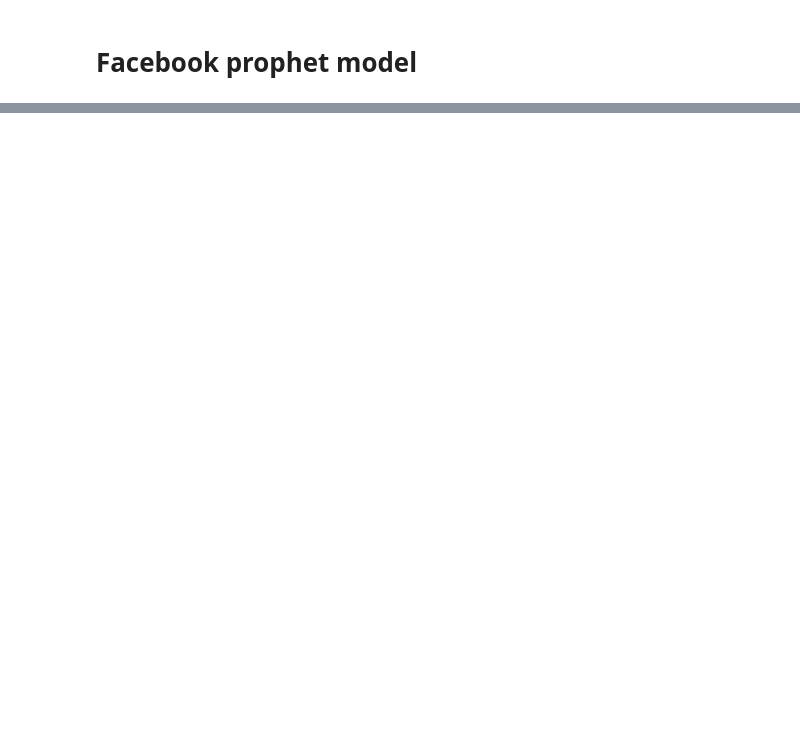
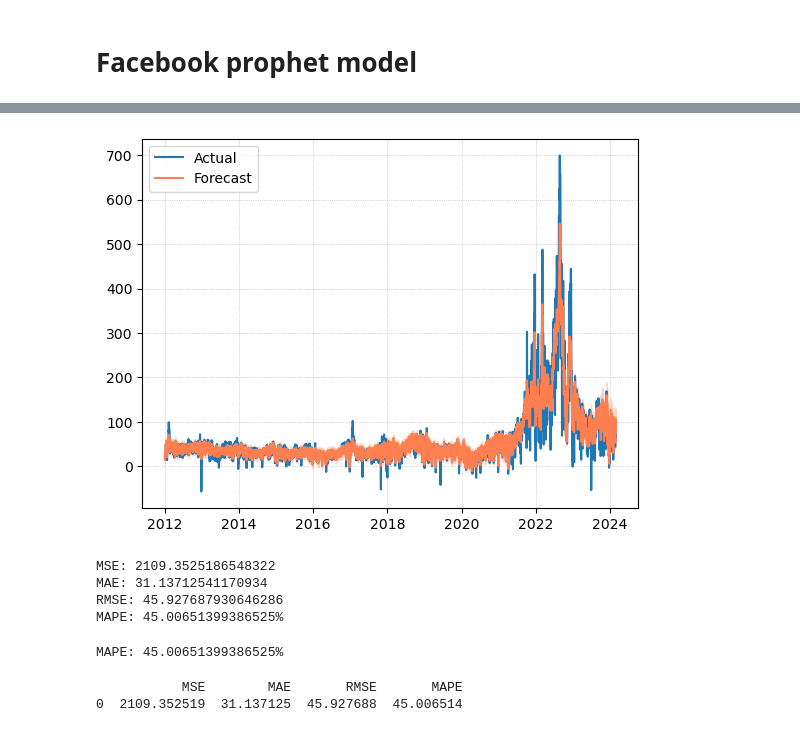
Before and after one commit to stefgr1/Prediction_of_energy_prices, a Jupyter notebook: predictions/Prophet/prophet.ipynb, the cells around one changed output, grey strips where cells are left out. Drawn from its saved outputs; the diff is of its cells as text; code cells hidden in the pictures; blank space fills up the shorter version.

Commit message:
Expand prophet model by seasonality and utils.py

```diff
--- a/predictions/Prophet/prophet.ipynb
+++ b/predictions/Prophet/prophet.ipynb
@@ -22,0 +142,4 @@ FileNotFoundError: [Errno 2] No such file or directory: '../../data/Final_data/f
+# %%
+# Example: Plotting a subset or a smoothed version of the forecast
+forecast_subset = forecast.set_index('ds').resample('W').mean().reset_index()  # Resampling weekly
+#fig2 = m.plot_components(forecast_subset)
@@ -22,0 +149,2 @@ FileNotFoundError: [Errno 2] No such file or directory: '../../data/Final_data/f
+# %%
+verif = utils.make_verif(forecast, train_df, test_df)
@@ -22,0 +162,68 @@ FileNotFoundError: [Errno 2] No such file or directory: '../../data/Final_data/f
+# %%
+def plot_verif(verif, year=None):
+    f, ax = plt.subplots()
+    ax.plot(verif['ds'], verif['y'], label='Actual')
+    ax.plot(verif['ds'], verif['yhat'], label='Forecast', color='coral')
+    ax.fill_between(verif['ds'], verif['yhat_lower'], verif['yhat_upper'], color='coral', alpha=0.3)
+
+    if year is not None:
+        year_datetime = datetime.datetime(year=int(year), month=1, day=1)
+        ax.axvline(year_datetime, color='0.8', alpha=0.7)
+
+    ax.grid(ls=':', lw=0.5)
+    ax.legend()
+    # Only call plt.show() and do not return the figure
+    plt.show()
+
+# Now calling the function
+plot_verif(verif)
+# %% [output]
+[figure, added]
+# %%
+# Assuming 'test_df' contains the actual values in 'y' and 'forecast' contains the predicted values in 'yhat'
+# First, ensure that your test_df and forecast are aligned by date and filter the forecast to the test period
+test_forecast = forecast[(forecast['ds'] >= test_df['ds'].min()) & (forecast['ds'] <= test_df['ds'].max())]
+
+# Make sure the lengths are the same and they are in the same order
+if len(test_forecast) == len(test_df) and all(test_forecast['ds'].values == test_df['ds'].values):
+    mse = np.mean((test_forecast['yhat'] - test_df['y']) ** 2)
+    mae = np.mean(np.abs(test_forecast['yhat'] - test_df['y']))
+    rmse = np.sqrt(mse)
+    mape = np.mean(np.abs((test_forecast['yhat'] - test_df['y']) / test_df['y'])) * 100  # Multiply by 100 to get percentage
+
+    print(f'MSE: {mse}')
+    print(f'MAE: {mae}')
+    print(f'RMSE: {rmse}')
+    print(f'MAPE: {mape}%')
+else:
+    print("The forecast and actual data do not align correctly. Please check the data.")
+# %% [output]
+MSE: 2109.3525186548322
+MAE: 31.13712541170934
+RMSE: 45.927687930646286
+MAPE: 45.00651399386525%
+# %%
+# Handling potential division by zero in MAPE calculation
+non_zero_mask = test_df['y'] != 0
+if np.any(non_zero_mask):
+    mape = np.mean(np.abs((test_forecast['yhat'][non_zero_mask] - test_df['y'][non_zero_mask]) / test_df['y'][non_zero_mask])) * 100
+    print(f'MAPE: {mape}%')
+else:
+    print("MAPE calculation skipped due to zero actual values.")
+# %% [output]
+MAPE: 45.00651399386525%
+# %%
+evaluation_metrics = {
+    'MSE': mse,
+    'MAE': mae,
+    'RMSE': rmse,
+    'MAPE': mape
+}
+
+# Convert to DataFrame for easy viewing/exporting
+import pandas as pd
+metrics_df = pd.DataFrame([evaluation_metrics])
+print(metrics_df)
+# %% [output]
+           MSE        MAE       RMSE       MAPE
+0  2109.352519  31.137125  45.927688  45.006514
```
Also changed, not shown: parts of 13 cells of this notebook, 1 other file.
